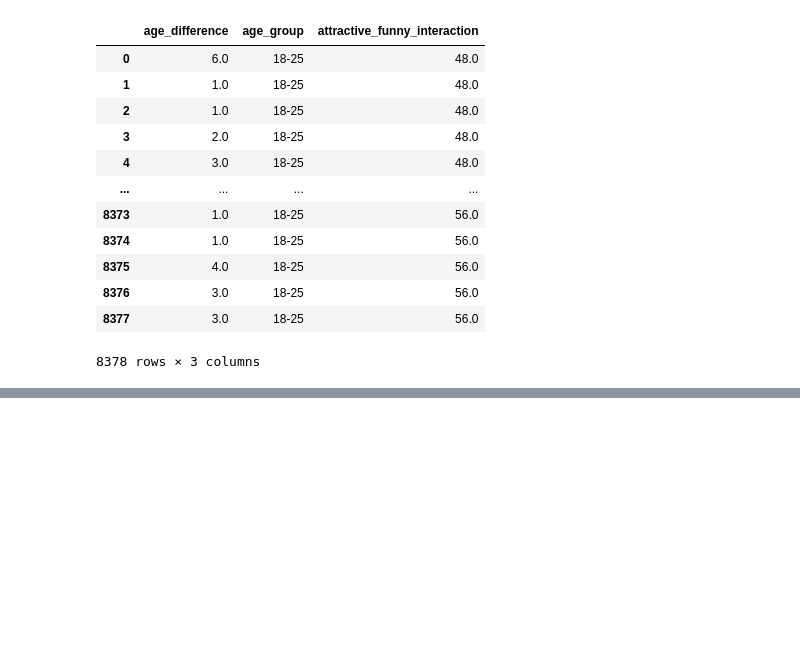
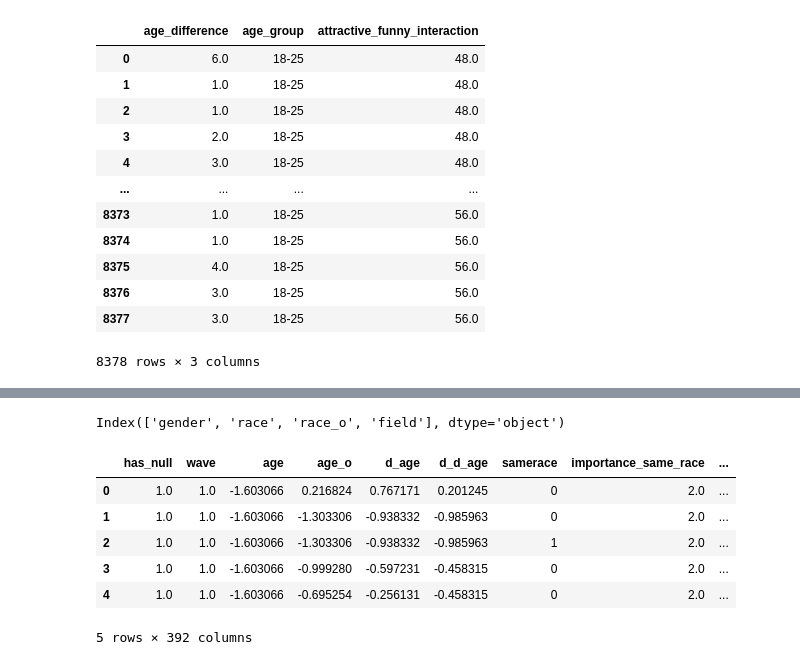
Before and after one commit to lucass235/Analise_dados_pos, a Jupyter notebook: scripts/project.ipynb, the cells around one changed output, grey strips where cells are left out. Cells and saved outputs as stored; diff of their text form; code cells hidden in the pictures; blank space fills up the shorter version.

```diff
--- a/scripts/project.ipynb
+++ b/scripts/project.ipynb
@@ -304,0 +381,16 @@ df[['age_difference', 'age_group', 'attractive_funny_interaction']]
+# %%
+cat_columns
+# %% [output]
+Index(['gender', 'race', 'race_o', 'field'], dtype='object')
+# %%
+# Aplicar One-Hot Encoding
+df = pd.get_dummies(df, columns=cat_columns, drop_first=True)
+df.head()
+# %% [output]
+|  | has_null | wave | age | age_o | d_age | d_d_age | samerace | importance_same_race | ... |
+| 0 | 1.0 | 1.0 | -1.603066 | 0.216824 | 0.767171 | 0.201245 | 0 | 2.0 | ... |
+| 1 | 1.0 | 1.0 | -1.603066 | -1.303306 | -0.938332 | -0.985963 | 0 | 2.0 | ... |
+| 2 | 1.0 | 1.0 | -1.603066 | -1.303306 | -0.938332 | -0.985963 | 1 | 2.0 | ... |
+| 3 | 1.0 | 1.0 | -1.603066 | -0.999280 | -0.597231 | -0.458315 | 0 | 2.0 | ... |
+| 4 | 1.0 | 1.0 | -1.603066 | -0.695254 | -0.256131 | -0.458315 | 0 | 2.0 | ... |
+5 rows × 392 columns
```
Also changed, not shown: parts of 17 cells of this notebook, 1 other file.
